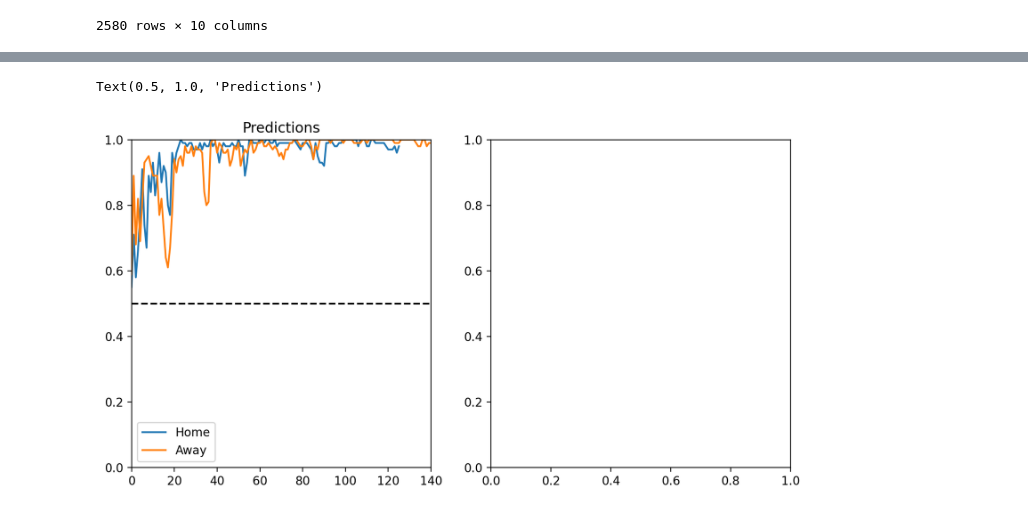
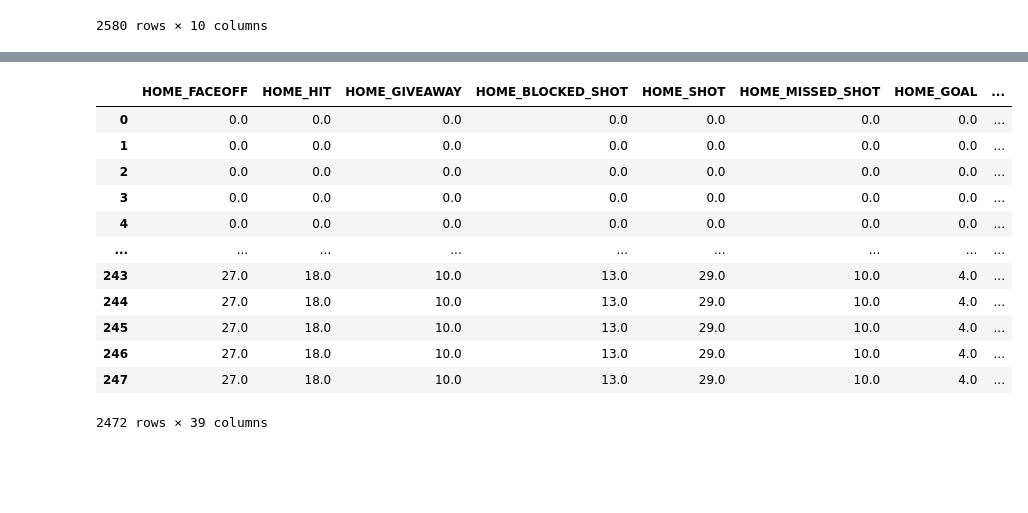
Before and after one commit to jeffxhansen/NHL_Win_Predictor, a Jupyter notebook: dylan.ipynb, the cells around one changed output, grey strips where cells are left out. Drawn from its saved outputs; the diff is of its cells as text; code cells hidden in the pictures; blank space fills up the shorter version.

```diff
--- a/dylan.ipynb
+++ b/dylan.ipynb
@@ -422,36 +259,0 @@ Text(0.5, 1.0, 'Predictions')
-# %%
-from sklearn.ensemble import RandomForestClassifier
-from sklearn.model_selection import train_test_split
-
-# Fill NaN's with 0
-final_df = final_df.fillna(0)
-
-# Get the X and y data
-X = final_df.drop(columns=['WIN', 'GAME_ID'])
-y = final_df['WIN']
-y = y.astype('int')
-
-# Split the data into training and testing sets
-X_train, X_test, y_train, y_test = train_test_split(X, y, test_size=0.2, random_state=42)
-
-
-# Create the model
-model = RandomForestClassifier()
-
-# Fit the model
-model.fit(X_train, y_train)
-
-# Get the accuracy of the model
-print(model.score(X_test, y_test))
-
-predictions = model.predict_proba(final_df.drop(columns=['WIN', 'GAME_ID']))
-
-comb_df = final_df.copy()
-
-comb_df['predictions_proba'] = np.max(predictions, axis=1)
-
-predictions = model.predict(final_df.drop(columns=['WIN', 'GAME_ID']))
-
-comb_df['predictions'] = predictions
-
-comb_df.head()
@@ -483,13 +260,21 @@ plt.show()
-# %%
-# Plot the predictions, with a line at 50% for reference, where above 50% is a win for the home team and below 50% is a win for the away team
-fig, ax = plt.subplots(1, 2, figsize=(10, 5), dpi=200)
-ax[0].plot(test[test['HOME'] == 1]['predictions_proba'], label='Home')
-ax[0].plot(test[test['HOME'] == 0]['predictions_proba'], label='Away')
-ax[0].axhline(0.5, color='black', linestyle='--')
-ax[0].set_ylim(0, 1.0001)
-ax[0].set_xlim(0, 140)
-ax[0].legend()
-ax[0].set_title('Predictions')
-# %% [output]
-Text(0.5, 1.0, 'Predictions')
-[figure, removed]
+# %%
+f_df = final_df.fillna(0).copy()
+
+# Get the game_ids
+game_ids = f_df.GAME_ID.unique()
+selected = np.random.choice(game_ids, 10)
+f_df = f_df[f_df.GAME_ID.isin(selected)]
+# %% [output]
+|  | HOME_FACEOFF | HOME_HIT | HOME_GIVEAWAY | HOME_BLOCKED_SHOT | HOME_SHOT | HOME_MISSED_SHOT | HOME_GOAL | ... |
+| 0 | 0.0 | 0.0 | 0.0 | 0.0 | 0.0 | 0.0 | 0.0 | ... |
+| 1 | 0.0 | 0.0 | 0.0 | 0.0 | 0.0 | 0.0 | 0.0 | ... |
+| 2 | 0.0 | 0.0 | 0.0 | 0.0 | 0.0 | 0.0 | 0.0 | ... |
+| 3 | 0.0 | 0.0 | 0.0 | 0.0 | 0.0 | 0.0 | 0.0 | ... |
+| 4 | 0.0 | 0.0 | 0.0 | 0.0 | 0.0 | 0.0 | 0.0 | ... |
+| ... | ... | ... | ... | ... | ... | ... | ... | ... |
+| 243 | 27.0 | 18.0 | 10.0 | 13.0 | 29.0 | 10.0 | 4.0 | ... |
+| 244 | 27.0 | 18.0 | 10.0 | 13.0 | 29.0 | 10.0 | 4.0 | ... |
+| 245 | 27.0 | 18.0 | 10.0 | 13.0 | 29.0 | 10.0 | 4.0 | ... |
+| 246 | 27.0 | 18.0 | 10.0 | 13.0 | 29.0 | 10.0 | 4.0 | ... |
+| 247 | 27.0 | 18.0 | 10.0 | 13.0 | 29.0 | 10.0 | 4.0 | ... |
+2472 rows × 39 columns
```
Also changed, not shown: parts of 19 cells of this notebook.
